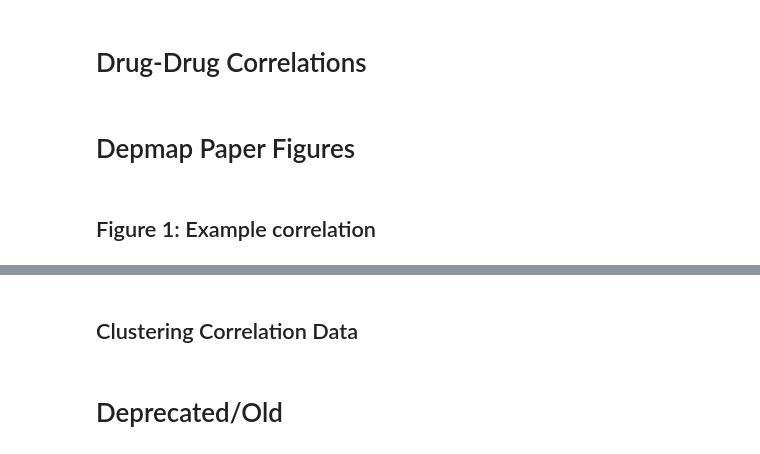
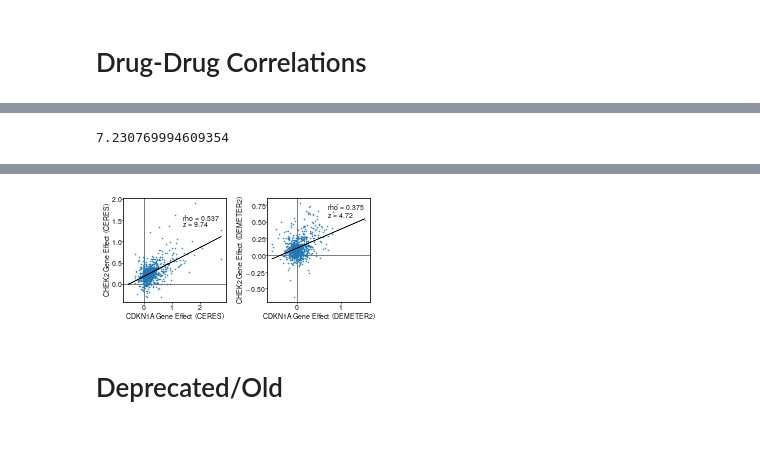
Before and after one commit to johnbachman/depmap_analysis, a Jupyter notebook: notebooks/Biomarkers of Dependency.ipynb, the cells around one changed output, grey strips where cells are left out. Drawn from its saved outputs; the diff is of its cells as text; code cells hidden in the pictures.

```diff
--- a/notebooks/Biomarkers of Dependency.ipynb
+++ b/notebooks/Biomarkers of Dependency.ipynb
@@ -251,7 +259,7 @@ else:
 # %% [markdown]
 ### Load Drug Data
 # %%
-#drug_resp_df = pd.read_csv(join(basedir, 'primary-screen-replicate-collapsed-logfold-change.csv'), index_col=0)
-#drug_info_df = pd.read_csv(join(basedir, 'primary-screen-replicate-collapsed-treatment-info.csv'), index_col=0)
+drug_resp_df = pd.read_csv(join(basedir, 'primary-screen-replicate-collapsed-logfold-change.csv'), index_col=0)
+drug_info_df = pd.read_csv(join(basedir, 'primary-screen-replicate-collapsed-treatment-info.csv'), index_col=0)
 # %% [markdown]
 Join drug sensitivity to expression on the cell line index:
@@ -892,15 +1093,10 @@ plt.xlabel('Nominal targets of top %d correlates' % corr_k)
 plt.ylabel('Count')
 plt.title('Targets of drugs correlated with %s' % drug_name)
 plt.show()
-# %% [markdown]
-# Depmap Paper Figures
-# %% [markdown]
-## Figure 1: Example correlation
 # %%
 from indra.util import plot_formatting as pf
 from scipy.stats import linregress
 
-pf.set_fig_params()
 geneA = 'CDKN1A'
 geneB = 'CHEK2'
 lw = 0.5
@@ -941,3 +1137,4 @@ pf.format_axis(ax)
 fig.tight_layout()
 plt.savefig(join(figdir, f'{geneA}_{geneB}_corr_plot.pdf'))
 dep_z[geneA][geneB]
+# %% [output]
@@ -943,0 +1158 @@ dep_z[geneA][geneB]
+7.230769994609354
@@ -944,2 +1176 @@ dep_z[geneA][geneB]
+[figure, added]
-# %% [markdown]
-## Clustering Correlation Data
```
Also changed, not shown: parts of 35 cells of this notebook.
